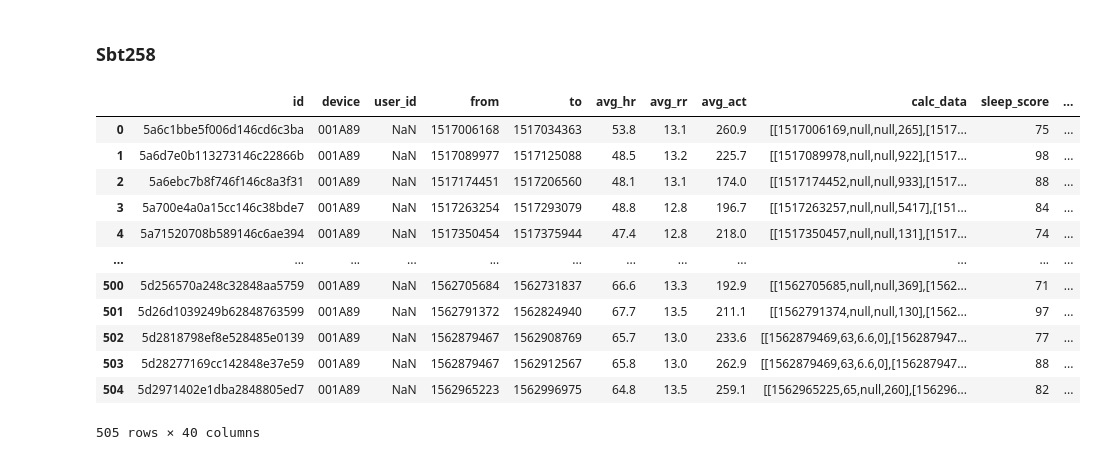
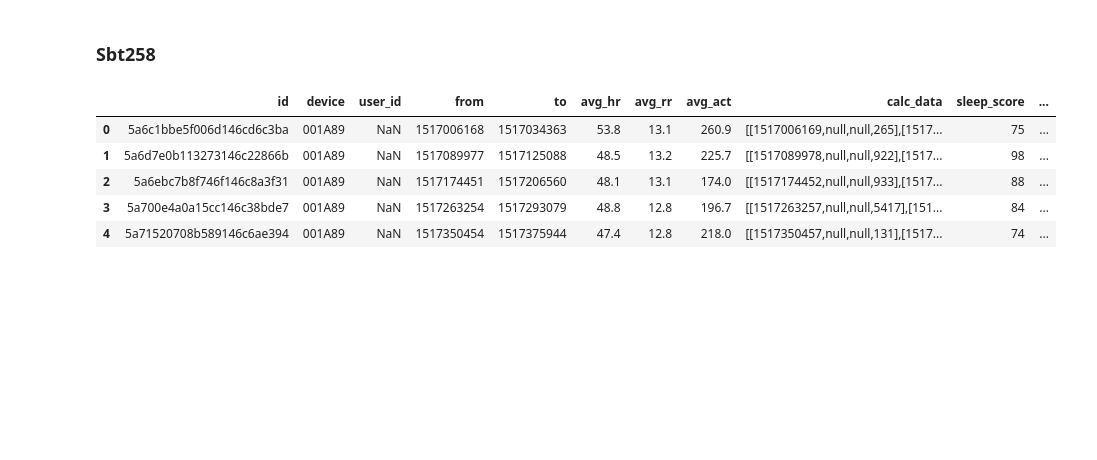
Before and after one commit to MathiasKirk/Projekt_Kandidat2, a Jupyter notebook: Emfit.ipynb, the cells around one changed output. Saved outputs shown, nothing was run; the diff lists cells and outputs as text; code cells hidden in the pictures; blank space fills up the shorter version.

```diff
--- a/Emfit.ipynb
+++ b/Emfit.ipynb
@@ -91,38 +84,31 @@ df = pd.DataFrame(columns=desired_columns)
 for filename in os.listdir(log_dir):
     if filename.endswith(".log"):
         file_path = os.path.join(log_dir, filename)
         # print(f"Processing file {file_path}")
 
         # Read the log file into a temporary dataframe
         data = pd.read_json(file_path, lines=True)
         temp_df = pd.DataFrame(data)
 
         # Check if the temporary dataframe has all the desired columns
         if set(desired_columns).issubset(set(temp_df.columns)):
             # If it does, append it to the main dataframe
             df = pd.concat([df, temp_df[desired_columns]], ignore_index=True)
 
         else:
             # If it doesn't, create a new dataframe with only the columns that exist in the temporary dataframe
             # and append it to the main dataframe
             # print(f"File {file_path} has missing columns")
             missing_columns = set(desired_columns) - set(temp_df.columns)
             new_columns = [col for col in desired_columns if col not in missing_columns]
             df = pd.concat([df, temp_df[new_columns]], ignore_index=True)
 
 # Display the resulting dataframe
-df
+df.head(5)
 # %% [output]
 |  | id | device | user_id | from | to | avg_hr | avg_rr | avg_act | calc_data | sleep_score | ... |
 | 0 | 5a6c1bbe5f006d146cd6c3ba | 001A89 | NaN | 1517006168 | 1517034363 | 53.8 | 13.1 | 260.9 | [[1517006169,null,null,265],[1517... | 75 | ... |
 | 1 | 5a6d7e0b113273146c22866b | 001A89 | NaN | 1517089977 | 1517125088 | 48.5 | 13.2 | 225.7 | [[1517089978,null,null,922],[1517... | 98 | ... |
 | 2 | 5a6ebc7b8f746f146c8a3f31 | 001A89 | NaN | 1517174451 | 1517206560 | 48.1 | 13.1 | 174.0 | [[1517174452,null,null,933],[1517... | 88 | ... |
 | 3 | 5a700e4a0a15cc146c38bde7 | 001A89 | NaN | 1517263254 | 1517293079 | 48.8 | 12.8 | 196.7 | [[1517263257,null,null,5417],[151... | 84 | ... |
 | 4 | 5a71520708b589146c6ae394 | 001A89 | NaN | 1517350454 | 1517375944 | 47.4 | 12.8 | 218.0 | [[1517350457,null,null,131],[1517... | 74 | ... |
-| ... | ... | ... | ... | ... | ... | ... | ... | ... | ... | ... | ... |
-| 500 | 5d256570a248c32848aa5759 | 001A89 | NaN | 1562705684 | 1562731837 | 66.6 | 13.3 | 192.9 | [[1562705685,null,null,369],[1562... | 71 | ... |
-| 501 | 5d26d1039249b62848763599 | 001A89 | NaN | 1562791372 | 1562824940 | 67.7 | 13.5 | 211.1 | [[1562791374,null,null,130],[1562... | 97 | ... |
-| 502 | 5d2818798ef8e528485e0139 | 001A89 | NaN | 1562879467 | 1562908769 | 65.7 | 13.0 | 233.6 | [[1562879469,63,6.6,0],[156287947... | 77 | ... |
-| 503 | 5d28277169cc142848e37e59 | 001A89 | NaN | 1562879467 | 1562912567 | 65.8 | 13.0 | 262.9 | [[1562879469,63,6.6,0],[156287947... | 88 | ... |
-| 504 | 5d2971402e1dba2848805ed7 | 001A89 | NaN | 1562965223 | 1562996975 | 64.8 | 13.5 | 259.1 | [[1562965225,65,null,260],[156296... | 82 | ... |
-505 rows × 40 columns
```
Also changed, not shown: parts of 159 cells of this notebook, 1 other file.
